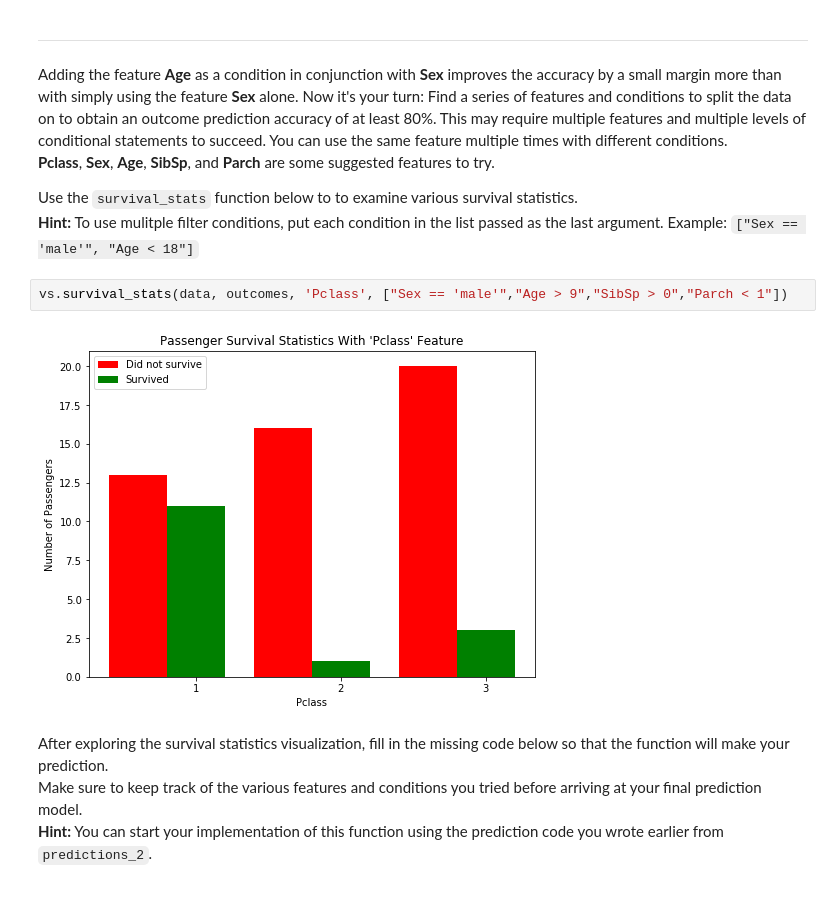
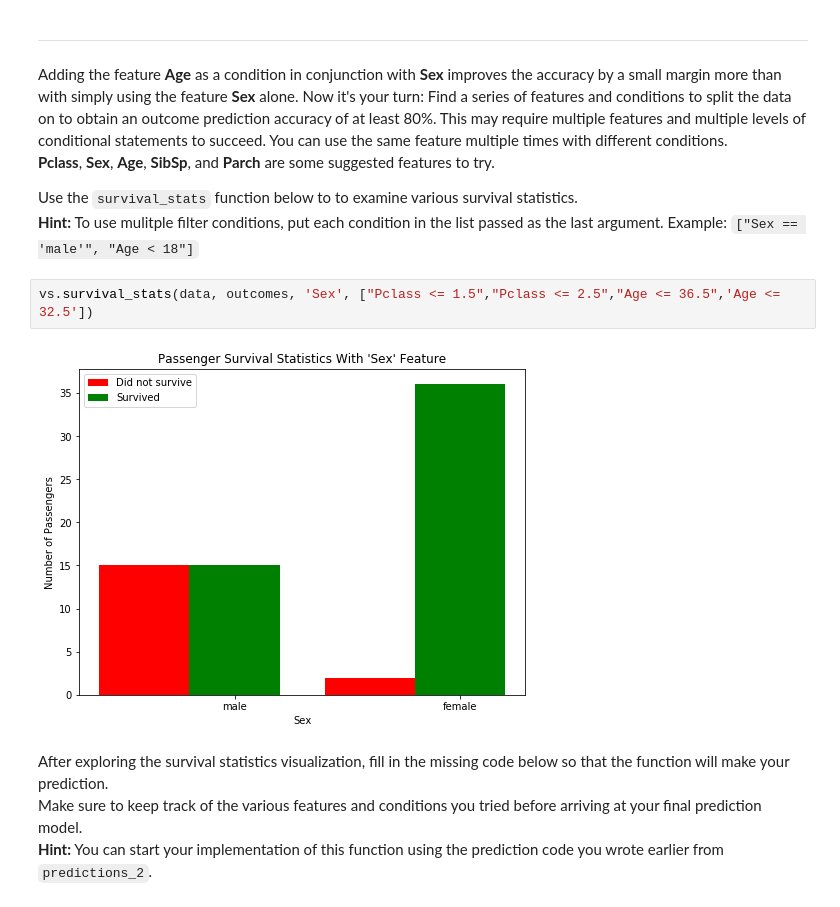
Before and after one commit to lpalum/machine-learning, a Jupyter notebook: titanic_survival_exploration/titanic_survival_exploration.ipynb, the cells around one changed output. Cells and saved outputs as stored; diff of their text form.

```diff
--- a/titanic_survival_exploration/titanic_survival_exploration.ipynb
+++ b/titanic_survival_exploration/titanic_survival_exploration.ipynb
@@ -220,10 +220,10 @@ Adding the feature **Age** as a condition in conjunction with **Sex** improves t
 
 Use the `survival_stats` function below to to examine various survival statistics.
 **Hint:** To use mulitple filter conditions, put each condition in the list passed as the last argument. Example: `["Sex == 'male'", "Age < 18"]`
-# %%
-vs.survival_stats(data, outcomes, 'Pclass', ["Sex == 'male'","Age > 9","SibSp > 0","Parch < 1"])
-# %% [output]
-[figure, removed]
+# %%
+vs.survival_stats(data, outcomes, 'Sex', ["Pclass <= 1.5","Pclass <= 2.5","Age <= 36.5",'Age <= 32.5'])
+# %% [output]
+[figure, added]
 # %% [markdown]
 After exploring the survival statistics visualization, fill in the missing code below so that the function will make your prediction.
 Make sure to keep track of the various features and conditions you tried before arriving at your final prediction model.
```
Also changed, not shown: parts of 14 cells of this notebook.
